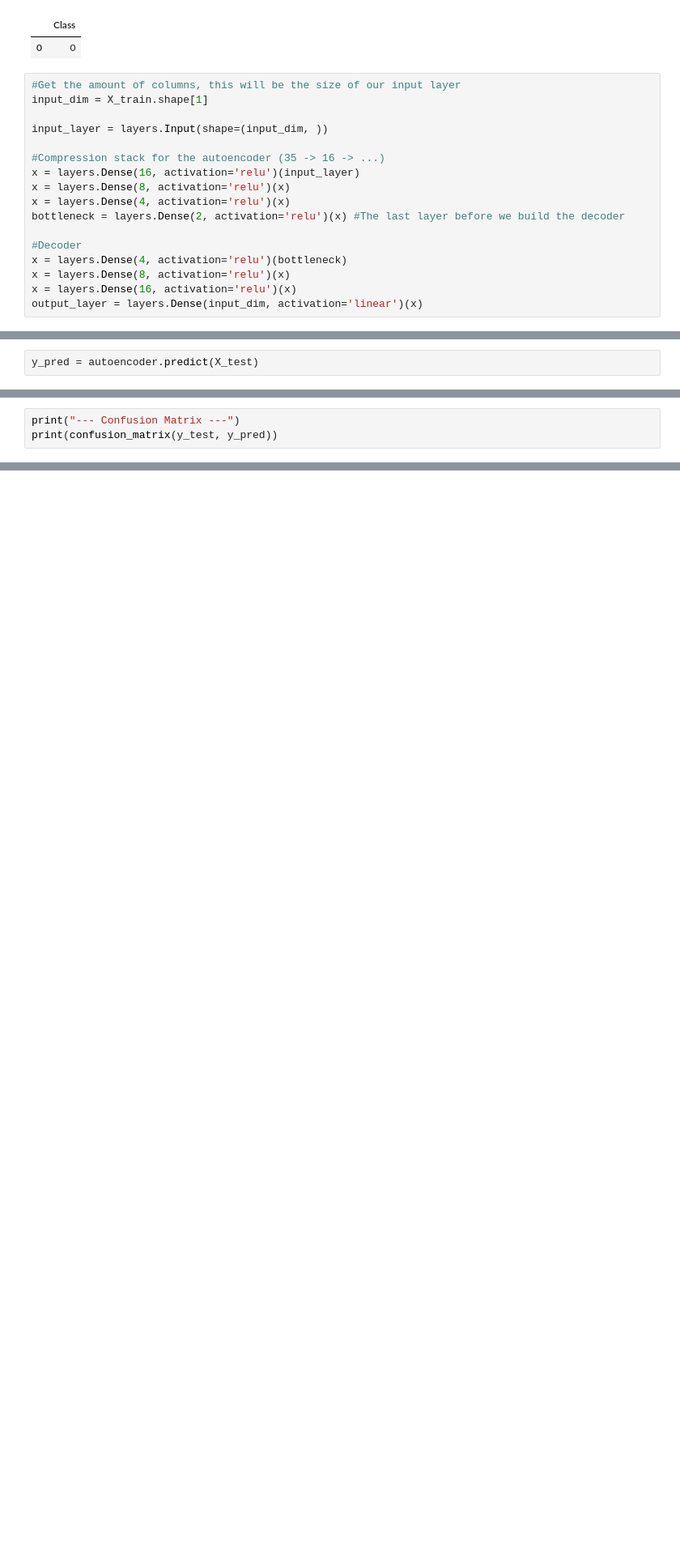
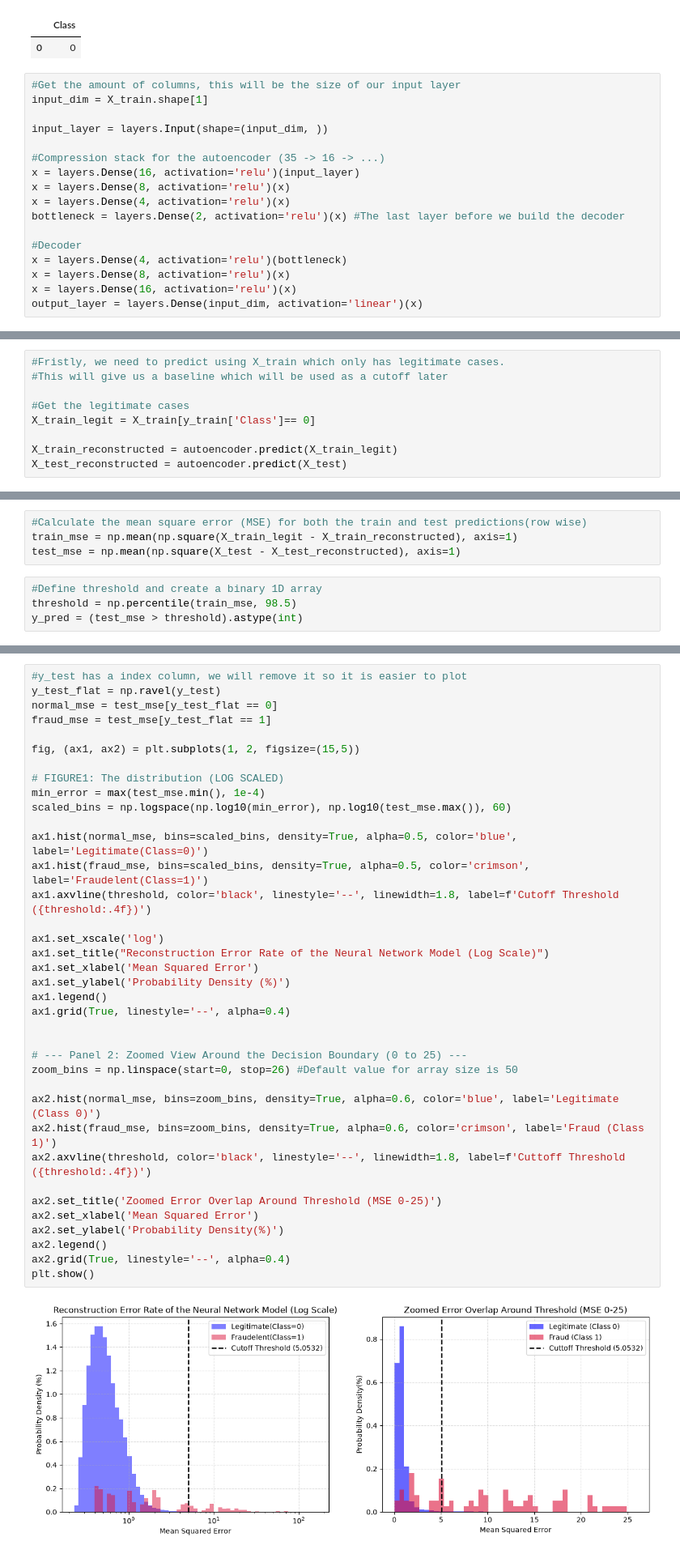
Before and after one commit to Frank-J1/credit_card_fraud, a Jupyter notebook: 03_anomaly_detection.ipynb, the cells around one changed output, grey strips where cells are left out. Shown at 81% size. Drawn from its saved outputs; the diff is of its cells as text; blank space fills up the shorter version.

Commit message:
finished the autoencoder, made a confusion matrix and plotted the MSE of legitimate and fraudelent cases

```diff
--- a/03_anomaly_detection.ipynb
+++ b/03_anomaly_detection.ipynb
@@ -121,5 +124,12 @@ Model: "Anomaly_Detection"
  Non-trainable params: 0 (0.00 B)
  Optimizer params: 3,100 (12.11 KB)
 # %%
-y_pred = autoencoder.predict(X_test)
+#Fristly, we need to predict using X_train which only has legitimate cases.
+#This will give us a baseline which will be used as a cutoff later
+
+#Get the legitimate cases
+X_train_legit = X_train[y_train['Class']== 0]
+
+X_train_reconstructed = autoencoder.predict(X_train_legit)
+X_test_reconstructed = autoencoder.predict(X_test)
 # %% [output]
@@ -126,4 +137,9 @@ y_pred = autoencoder.predict(X_test)
 1781/1781 ━━━━━━━━━━━━━━━━━━━━ 2s 1ms/step
+# %%
+#Calculate the mean square error (MSE) for both the train and test predictions(row wise)
+train_mse = np.mean(np.square(X_train_legit - X_train_reconstructed), axis=1)
+test_mse = np.mean(np.square(X_test - X_test_reconstructed), axis=1)
 # %%
-print("--- Confusion Matrix ---")
-print(confusion_matrix(y_test, y_pred))
+#Define threshold and create a binary 1D array
+threshold = np.percentile(train_mse, 98.5)
+y_pred = (test_mse > threshold).astype(int)
@@ -132,0 +157,39 @@ ValueError: Classification metrics can't handle a mix of binary and continuous-m
+# %%
+#y_test has a index column, we will remove it so it is easier to plot
+y_test_flat = np.ravel(y_test)
+normal_mse = test_mse[y_test_flat == 0]
+fraud_mse = test_mse[y_test_flat == 1]
+
+fig, (ax1, ax2) = plt.subplots(1, 2, figsize=(15,5))
+
+# FIGURE1: The distribution (LOG SCALED)
+min_error = max(test_mse.min(), 1e-4)
+scaled_bins = np.logspace(np.log10(min_error), np.log10(test_mse.max()), 60)
+
+ax1.hist(normal_mse, bins=scaled_bins, density=True, alpha=0.5, color='blue', label='Legitimate(Class=0)')
+ax1.hist(fraud_mse, bins=scaled_bins, density=True, alpha=0.5, color='crimson', label='Fraudelent(Class=1)')
+ax1.axvline(threshold, color='black', linestyle='--', linewidth=1.8, label=f'Cutoff Threshold ({threshold:.4f})')
+
+ax1.set_xscale('log')
+ax1.set_title("Reconstruction Error Rate of the Neural Network Model (Log Scale)")
+ax1.set_xlabel('Mean Squared Error')
+ax1.set_ylabel('Probability Density (%)')
+ax1.legend()
+ax1.grid(True, linestyle='--', alpha=0.4)
+
+
+# --- Panel 2: Zoomed View Around the Decision Boundary (0 to 25) ---
+zoom_bins = np.linspace(start=0, stop=26) #Default value for array size is 50
+
+ax2.hist(normal_mse, bins=zoom_bins, density=True, alpha=0.6, color='blue', label='Legitimate (Class 0)')
+ax2.hist(fraud_mse, bins=zoom_bins, density=True, alpha=0.6, color='crimson', label='Fraud (Class 1)')
+ax2.axvline(threshold, color='black', linestyle='--', linewidth=1.8, label=f'Cuttoff Threshold ({threshold:.4f})')
+
+ax2.set_title('Zoomed Error Overlap Around Threshold (MSE 0-25)')
+ax2.set_xlabel('Mean Squared Error')
+ax2.set_ylabel('Probability Density(%)')
+ax2.legend()
+ax2.grid(True, linestyle='--', alpha=0.4)
+plt.show()
+# %% [output]
+[figure, added]
```
Also changed, not shown: parts of 8 cells of this notebook.
